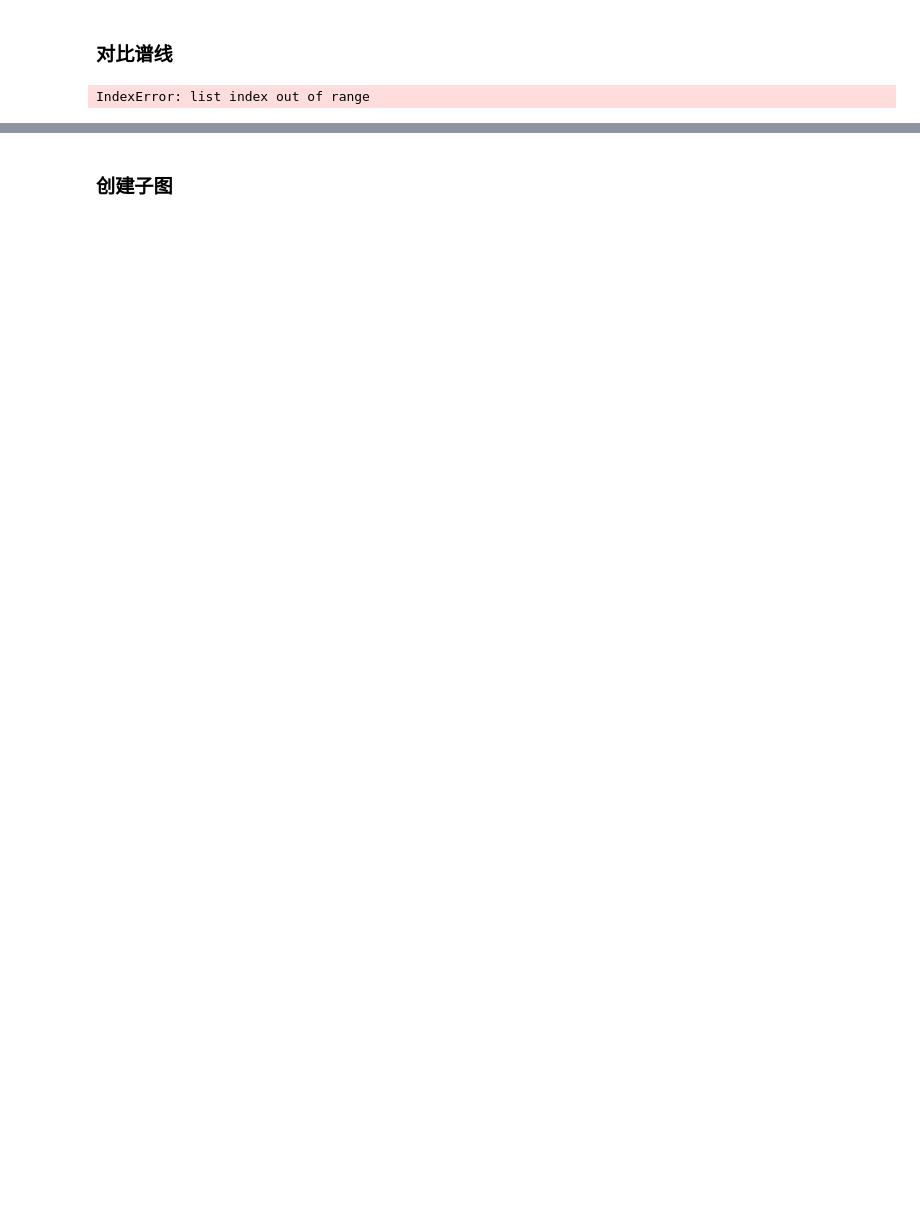
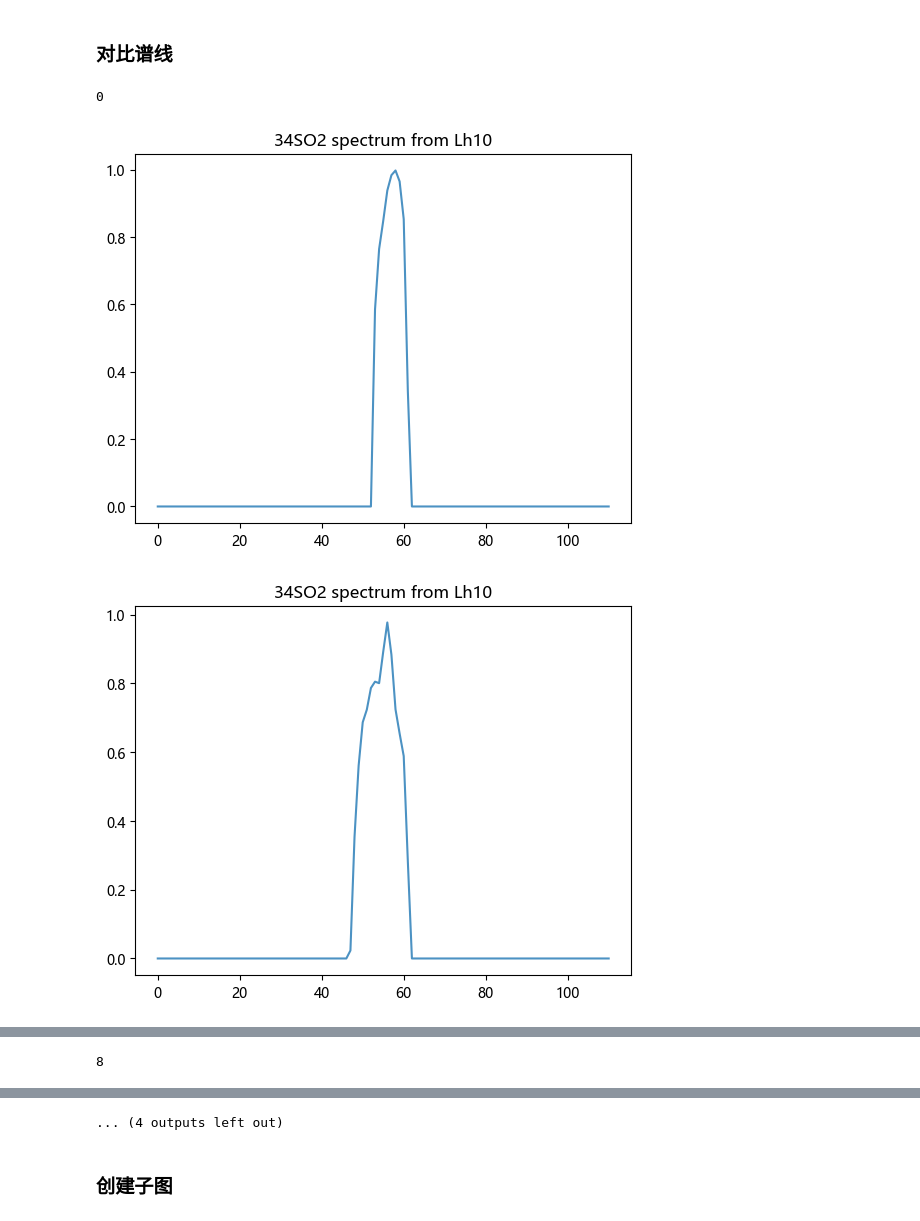
Before and after one commit to Neuvillette-Fontaine/spectrum-with-VAE, a Jupyter notebook: many source - all.ipynb, the cells around one changed output, grey strips where cells are left out. Cells and saved outputs as stored; diff of their text form; code cells hidden in the pictures; blank space fills up the shorter version.

```diff
--- a/many source - all.ipynb
+++ b/many source - all.ipynb
@@ -1647,14 +1702,19 @@ def print_spec(selec_src,selec_mol,mean=True):
     for i in indices:
         plt.plot(flux_matrix[i],alpha=0.8)
         spec_tem.append(flux_matrix[i])
+        plt.title(f"{selec_mol} spectrum from {selec_src}")
+        plt.show()
 
-    if mean==True:
-        mean=mean_spec(spec_tem)
-        plt.plot(mean,color='blue',linewidth=10,alpha=0.5)
-    plt.title(f"{selec_mol} spectrum from {selec_src}")
-    plt.show()
+#     if mean==True:
+#         mean=mean_spec(spec_tem)
+#         plt.plot(mean,color='blue',linewidth=10,alpha=0.5)
+
+    print(len(indices))
 # %%
-print_spec('Lm07','SO2')
-print_spec('Lm10','SO2')
+print_spec('Lh09','34SO2')
+print_spec('Lh10','34SO2')
+print_spec('Lh07','34SO2')
 # %% [output]
-IndexError: list index out of range
+0
+[figure, added]
+[figure, added]
@@ -1660,0 +1727 @@ IndexError: list index out of range
+8
@@ -1661,3 +1730,4 @@ IndexError: list index out of range
+... (4 outputs left out)
 # %% [markdown]
 ### 创建子图
 # %%
```
Also changed, not shown: parts of 43 cells of this notebook, 32 other files.
